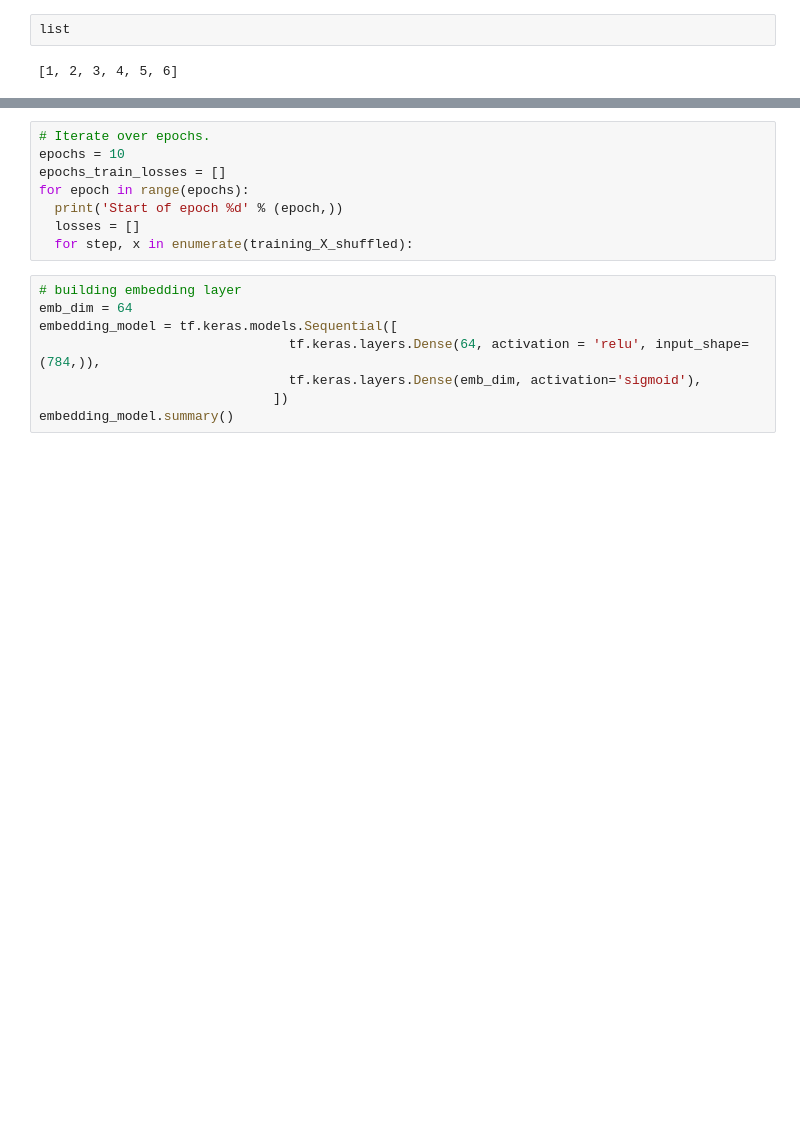
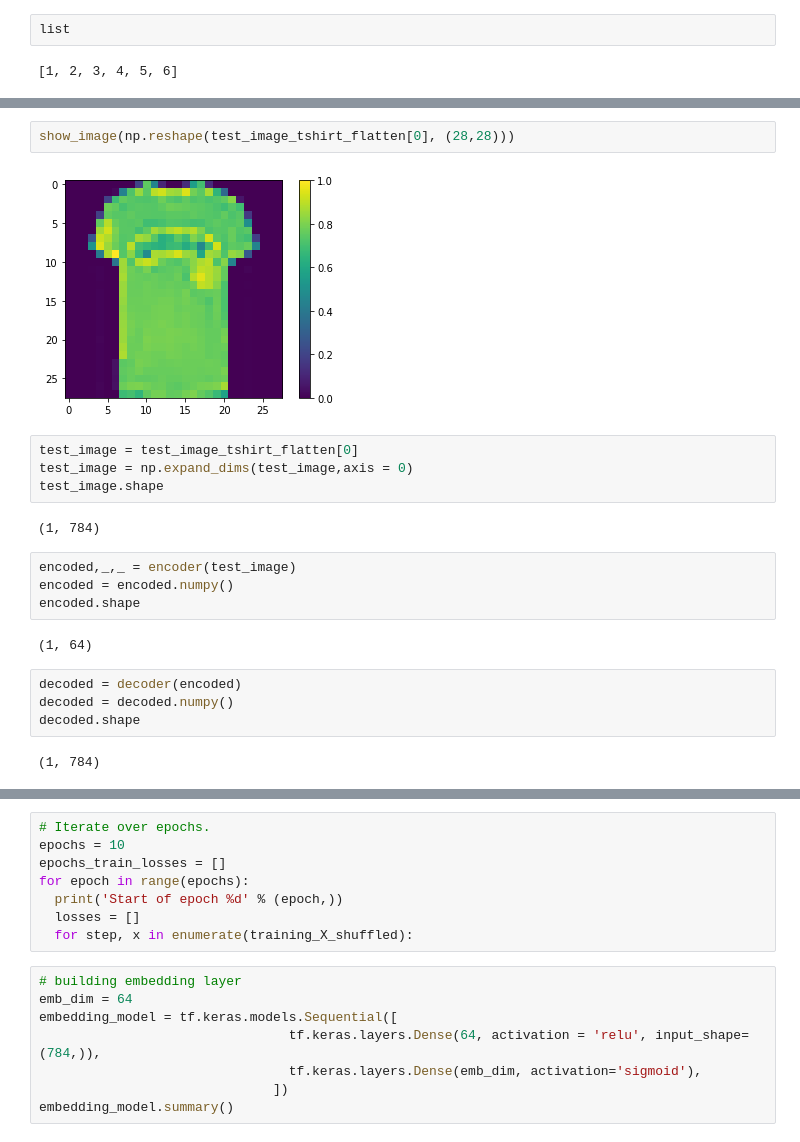
Before and after one commit to Debottam/MachinLearningEx, a Jupyter notebook: tripletVAE_mnist.ipynb, the cells around one changed output, grey strips where cells are left out. Cells and saved outputs as stored; diff of their text form; blank space fills up the shorter version.

```diff
--- a/tripletVAE_mnist.ipynb
+++ b/tripletVAE_mnist.ipynb
@@ -354,0 +352,22 @@ epochs_train_losses: tf.Tensor(0.52923536, shape=(), dtype=float32)
+# %%
+show_image(np.reshape(test_image_tshirt_flatten[0], (28,28)))
+# %% [output]
+[figure, added]
+# %%
+test_image = test_image_tshirt_flatten[0]
+test_image = np.expand_dims(test_image,axis = 0)
+test_image.shape
+# %% [output]
+(1, 784)
+# %%
+encoded,_,_ = encoder(test_image)
+encoded = encoded.numpy()
+encoded.shape
+# %% [output]
+(1, 64)
+# %%
+decoded = decoder(encoded)
+decoded = decoded.numpy()
+decoded.shape
+# %% [output]
+(1, 784)
```
Also changed, not shown: parts of 6 cells of this notebook.
